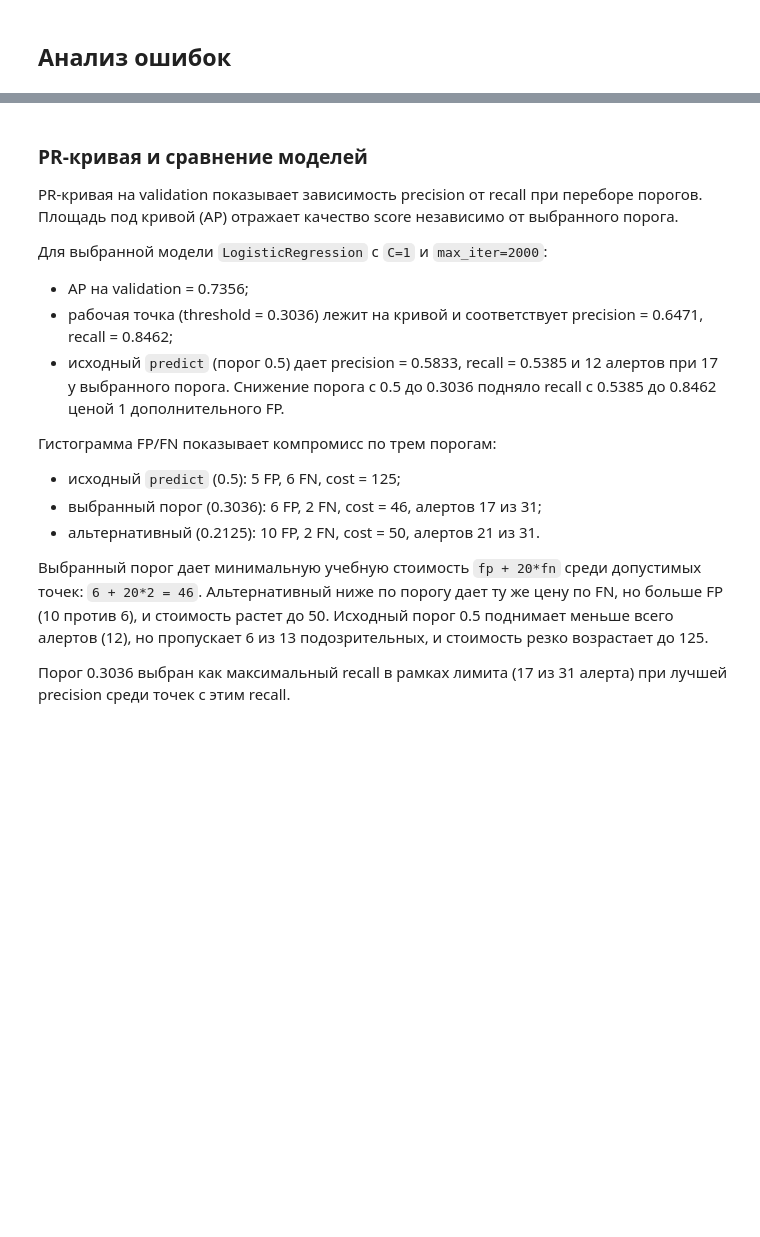
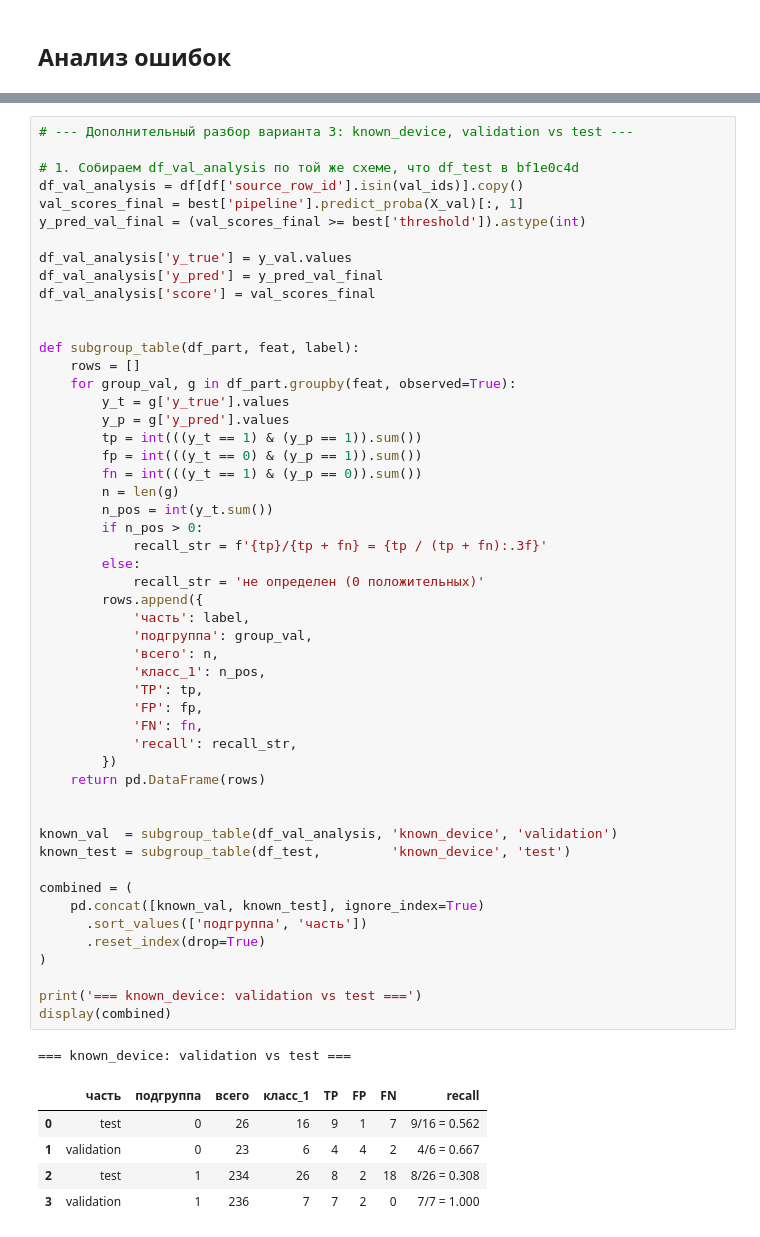
Before and after one commit to golimghostpy/lab02_ab-320_sychuk, a Jupyter notebook: lab02.ipynb, the cells around one changed output, grey strips where cells are left out. Drawn from its saved outputs; the diff is of its cells as text; blank space fills up the shorter version.

```diff
--- a/lab02.ipynb
+++ b/lab02.ipynb
@@ -1332,20 +1190,58 @@ else:
-# %% [markdown]
-### PR-кривая и сравнение моделей
-
-PR-кривая на validation показывает зависимость precision от recall при переборе порогов. Площадь под кривой (AP) отражает качество score независимо от выбранного порога.
-
-Для выбранной модели `LogisticRegression` с `C=1` и `max_iter=2000`:
-
-- AP на validation = 0.7356;
-- рабочая точка (threshold = 0.3036) лежит на кривой и соответствует precision = 0.6471, recall = 0.8462;
-- исходный `predict` (порог 0.5) дает precision = 0.5833, recall = 0.5385 и 12 алертов при 17 у выбранного порога. Снижение порога с 0.5 до 0.3036 подняло recall с 0.5385 до 0.8462 ценой 1 дополнительного FP.
-
-Гистограмма FP/FN показывает компромисс по трем порогам:
-
-- исходный `predict` (0.5): 5 FP, 6 FN, cost = 125;
-- выбранный порог (0.3036): 6 FP, 2 FN, cost = 46, алертов 17 из 31;
-- альтернативный (0.2125): 10 FP, 2 FN, cost = 50, алертов 21 из 31.
-
-Выбранный порог дает минимальную учебную стоимость `fp + 20*fn` среди допустимых точек: `6 + 20*2 = 46`. Альтернативный ниже по порогу дает ту же цену по FN, но больше FP (10 против 6), и стоимость растет до 50. Исходный порог 0.5 поднимает меньше всего алертов (12), но пропускает 6 из 13 подозрительных, и стоимость резко возрастает до 125.
-
-Порог 0.3036 выбран как максимальный recall в рамках лимита (17 из 31 алерта) при лучшей precision среди точек с этим recall.
+# %%
+# --- Дополнительный разбор варианта 3: known_device, validation vs test ---
+
+# 1. Собираем df_val_analysis по той же схеме, что df_test в bf1e0c4d
+df_val_analysis = df[df['source_row_id'].isin(val_ids)].copy()
+val_scores_final = best['pipeline'].predict_proba(X_val)[:, 1]
+y_pred_val_final = (val_scores_final >= best['threshold']).astype(int)
+
+df_val_analysis['y_true'] = y_val.values
+df_val_analysis['y_pred'] = y_pred_val_final
+df_val_analysis['score'] = val_scores_final
+
+
+def subgroup_table(df_part, feat, label):
+    rows = []
+    for group_val, g in df_part.groupby(feat, observed=True):
+        y_t = g['y_true'].values
+        y_p = g['y_pred'].values
+        tp = int(((y_t == 1) & (y_p == 1)).sum())
+        fp = int(((y_t == 0) & (y_p == 1)).sum())
+        fn = int(((y_t == 1) & (y_p == 0)).sum())
+        n = len(g)
+        n_pos = int(y_t.sum())
+        if n_pos > 0:
+            recall_str = f'{tp}/{tp + fn} = {tp / (tp + fn):.3f}'
+        else:
+            recall_str = 'не определен (0 положительных)'
+        rows.append({
+            'часть': label,
+            'подгруппа': group_val,
+            'всего': n,
+            'класс_1': n_pos,
+            'TP': tp,
+            'FP': fp,
+            'FN': fn,
+            'recall': recall_str,
+        })
+    return pd.DataFrame(rows)
+
+
+known_val  = subgroup_table(df_val_analysis, 'known_device', 'validation')
+known_test = subgroup_table(df_test,         'known_device', 'test')
+
+combined = (
+    pd.concat([known_val, known_test], ignore_index=True)
+      .sort_values(['подгруппа', 'часть'])
+      .reset_index(drop=True)
+)
+
+print('=== known_device: validation vs test ===')
+display(combined)
+# %% [output]
+=== known_device: validation vs test ===
+|  | часть | подгруппа | всего | класс_1 | TP | FP | FN | recall |
+| 0 | test | 0 | 26 | 16 | 9 | 1 | 7 | 9/16 = 0.562 |
+| 1 | validation | 0 | 23 | 6 | 4 | 4 | 2 | 4/6 = 0.667 |
+| 2 | test | 1 | 234 | 26 | 8 | 2 | 18 | 8/26 = 0.308 |
+| 3 | validation | 1 | 236 | 7 | 7 | 2 | 0 | 7/7 = 1.000 |
```
Also changed, not shown: parts of 18 cells of this notebook, 1 other file.
